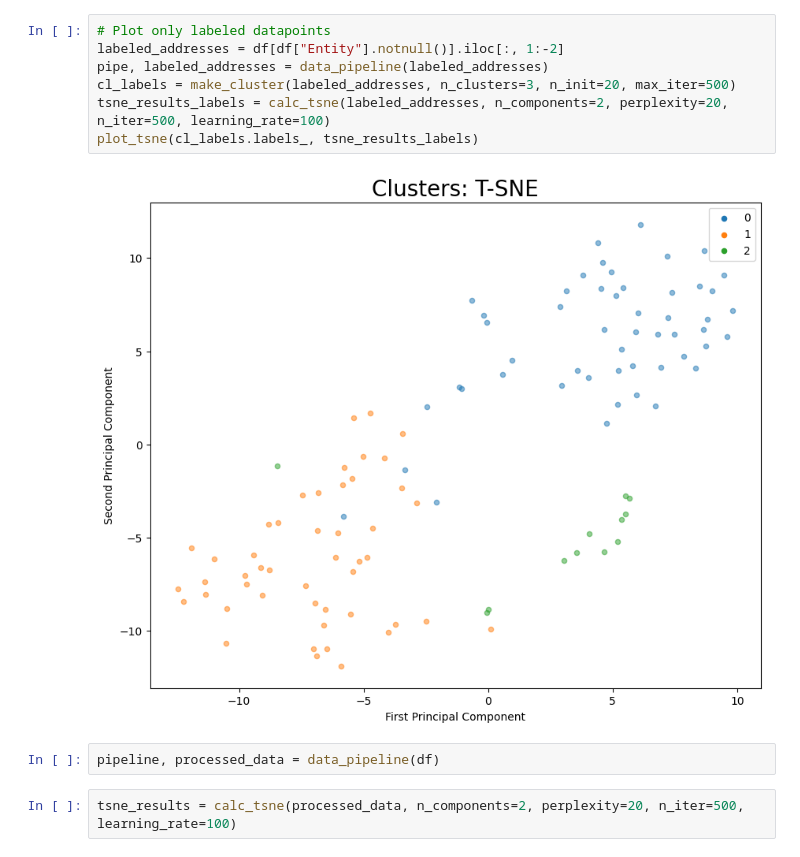
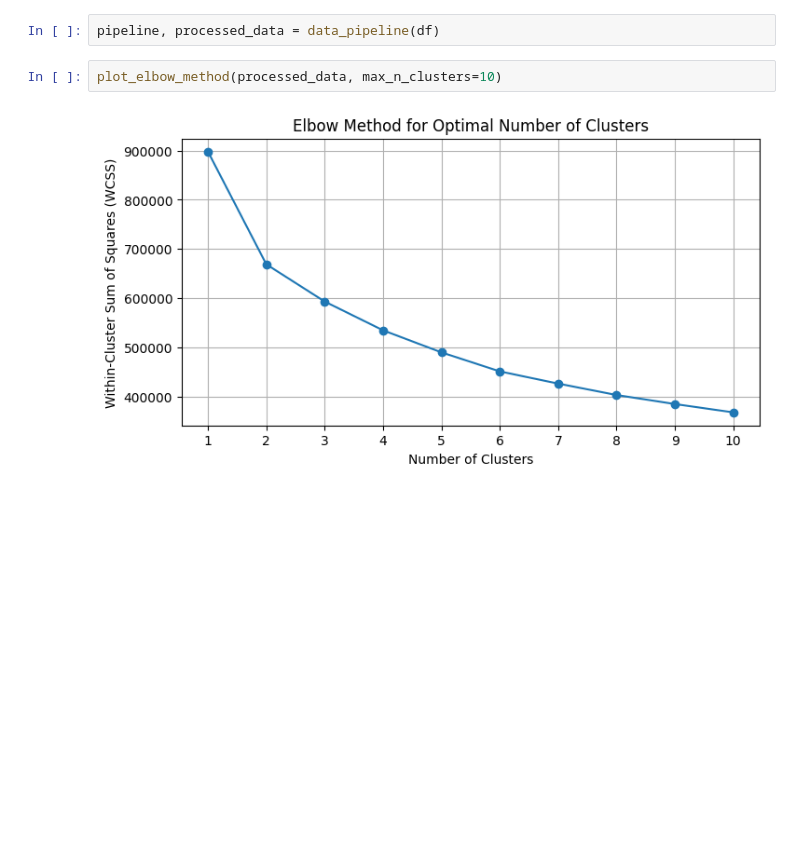
Before and after one commit to shazzad-hasan/ethereum-addresses-space-clustering, a Jupyter notebook: main.ipynb, the cells around one changed output. Saved outputs shown, nothing was run; the diff lists cells and outputs as text; blank space fills up the shorter version.

```diff
--- a/main.ipynb
+++ b/main.ipynb
@@ -32,16 +28,9 @@ df.head()
-# %%
-# Plot only labeled datapoints
-labeled_addresses = df[df["Entity"].notnull()].iloc[:, 1:-2]
-pipe, labeled_addresses = data_pipeline(labeled_addresses)
-cl_labels = make_cluster(labeled_addresses, n_clusters=3, n_init=20, max_iter=500)
-tsne_results_labels = calc_tsne(labeled_addresses, n_components=2, perplexity=20, n_iter=500, learning_rate=100)
-plot_tsne(cl_labels.labels_, tsne_results_labels)
-# %% [output]
-[figure, removed]
 # %%
 pipeline, processed_data = data_pipeline(df)
-# %%
-tsne_results = calc_tsne(processed_data, n_components=2, perplexity=20, n_iter=500, learning_rate=100)
+# %%
+plot_elbow_method(processed_data, max_n_clusters=10)
+# %% [output]
+[figure, added]
 # %%
 plot_silhouette_scores(processed_data, 4, 12)
 # %% [output]
```
Also changed, not shown: parts of 16 cells of this notebook, 15 other files.
